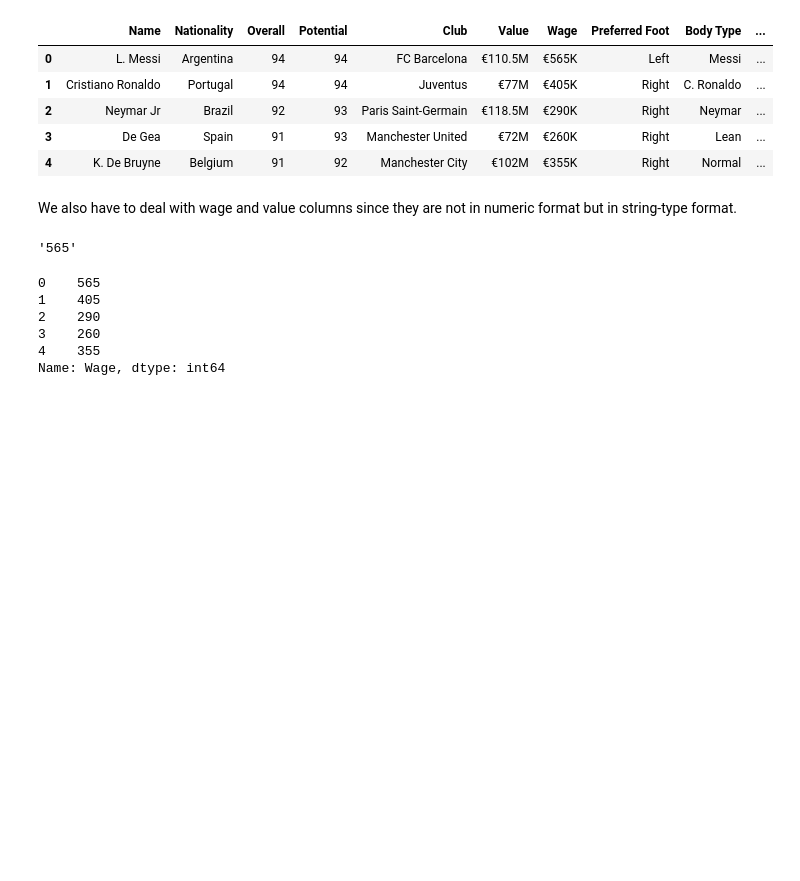
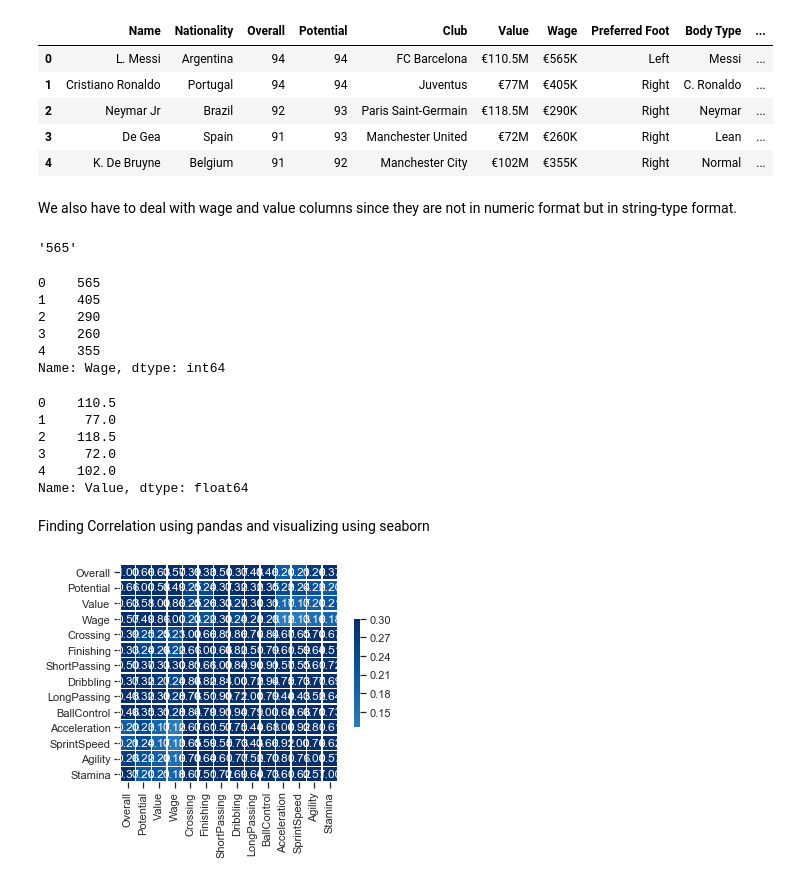
Before and after one commit to abhiram11/Sports-Data-Analysis, a Jupyter notebook: FIFA Player's Analysis and Visualization.ipynb, the cells around one changed output. Cells and saved outputs as stored; diff of their text form; code cells hidden in the pictures; blank space fills up the shorter version.

```diff
--- a/FIFA Player's Analysis and Visualization.ipynb
+++ b/FIFA Player's Analysis and Visualization.ipynb
@@ -75,5 +75,19 @@ def value_convert(value):
     except:
         return 0
 
-players_df['Wage'] = players_df['Wage'].apply(lambda wage: wage_convert(wage))
-players_df['Wage'].head()
+players_df['Value'] = players_df['Value'].apply(lambda value: value_convert(value))
+players_df['Value'].head()
+# %% [output]
+0    110.5
+1     77.0
+2    118.5
+3     72.0
+4    102.0
+Name: Value, dtype: float64
+# %% [markdown]
+Finding Correlation using pandas and visualizing using seaborn
+# %%
+corr = players_df.corr()
+corr_matrix = sns.heatmap(corr, vmax = 0.3, center=0, linewidths=0.5, cbar_kws={'shrink':0.5}, square=True, annot=True, fmt='.2f', cmap='Blues')
+# %% [output]
+[figure, added]
```
Also changed, not shown: parts of 3 cells of this notebook.
